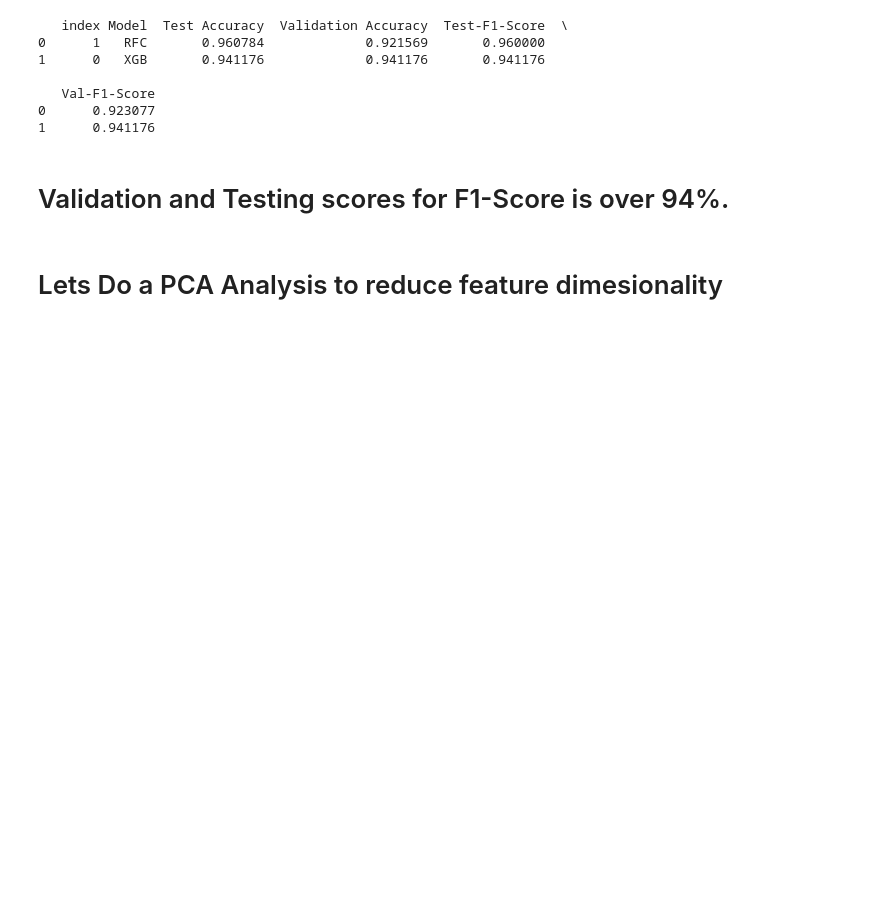
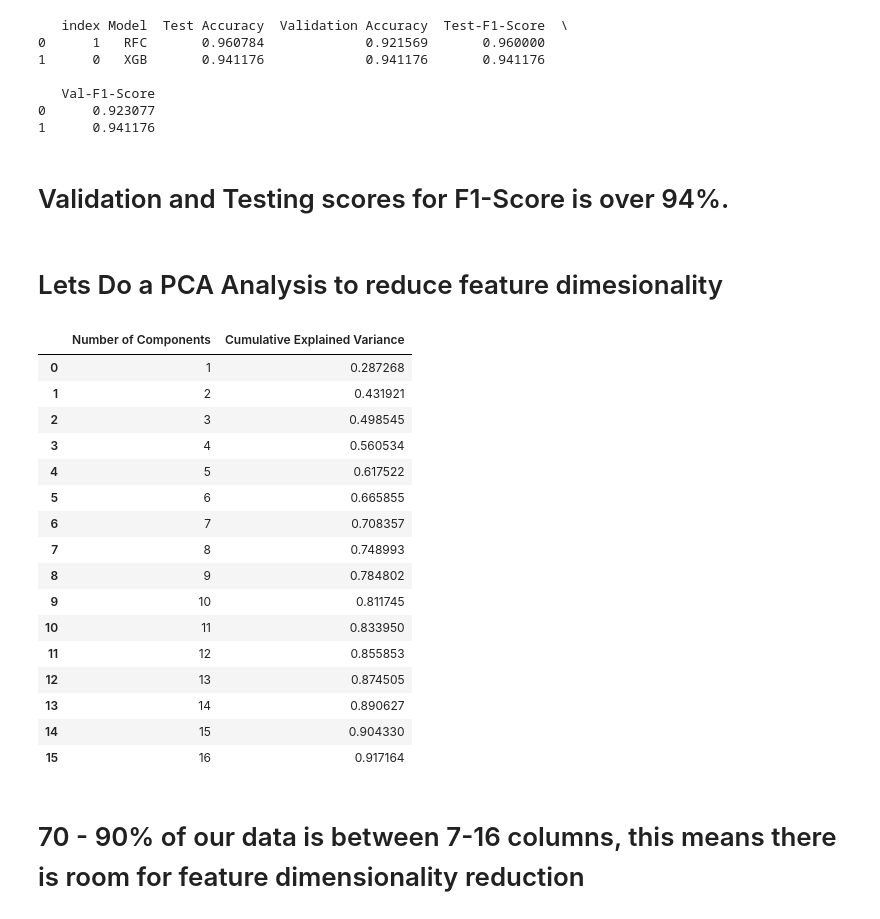
Before and after one commit to MaukanMir/Thyroid-Cancer-Classification, a Jupyter notebook: training.ipynb, the cells around one changed output. Saved outputs shown, nothing was run; the diff lists cells and outputs as text; code cells hidden in the pictures; blank space fills up the shorter version.

```diff
--- a/training.ipynb
+++ b/training.ipynb
@@ -268,6 +269,26 @@ def grid_search(models, model_names, params, X, y, metric):
 
   model_performance_df = pd.DataFrame(model_performance).sort_values(by="Test Accuracy", ascending=False).reset_index()
   print(model_performance_df)
+
+def pca_analysis(preprocessor, X):
+
+  features= X.shape[1]
+  results = []
+
+  for n_components in range(1, features+1):
+    pca = PCA(n_components=n_components)
+    pipeline = create_pipeline(preprocessor, pca)
+    X_pca = pipeline.fit_transform(X)
+
+    explained_variance = np.sum(pca.explained_variance_ratio_)
+
+    results.append({
+      "Number of Components": n_components,
+      "Cumulative Explained Variance": explained_variance
+    })
+
+  results_df = pd.DataFrame(results)
+  return results_df
 # %% [markdown]
 # EDA Analysis
 # %%
@@ -717,3 +738,25 @@ weighted avg       0.96      0.96      0.96        51
 # Validation and Testing scores for F1-Score is over 94%.
 # %% [markdown]
 # Lets Do a PCA Analysis to reduce feature dimesionality
+# %%
+pca_analysis(preprocessor, X)
+# %% [output]
+|  | Number of Components | Cumulative Explained Variance |
+| 0 | 1 | 0.287268 |
+| 1 | 2 | 0.431921 |
+| 2 | 3 | 0.498545 |
+| 3 | 4 | 0.560534 |
+| 4 | 5 | 0.617522 |
+| 5 | 6 | 0.665855 |
+| 6 | 7 | 0.708357 |
+| 7 | 8 | 0.748993 |
+| 8 | 9 | 0.784802 |
+| 9 | 10 | 0.811745 |
+| 10 | 11 | 0.833950 |
+| 11 | 12 | 0.855853 |
+| 12 | 13 | 0.874505 |
+| 13 | 14 | 0.890627 |
+| 14 | 15 | 0.904330 |
+| 15 | 16 | 0.917164 |
+# %% [markdown]
+# 70 - 90% of our data is between 7-16 columns, this means there is room for feature dimensionality reduction
```
Also changed, not shown: parts of 1 cell of this notebook.
